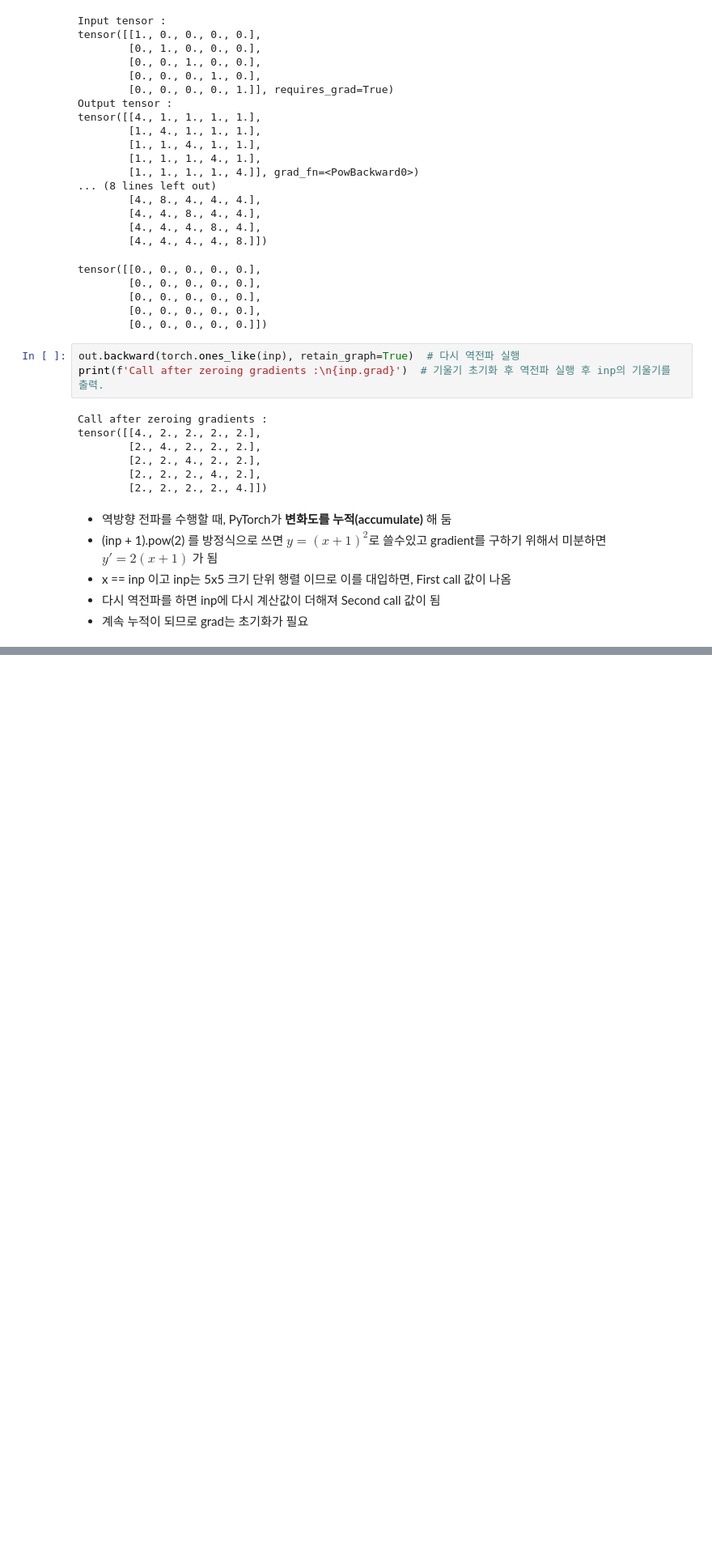
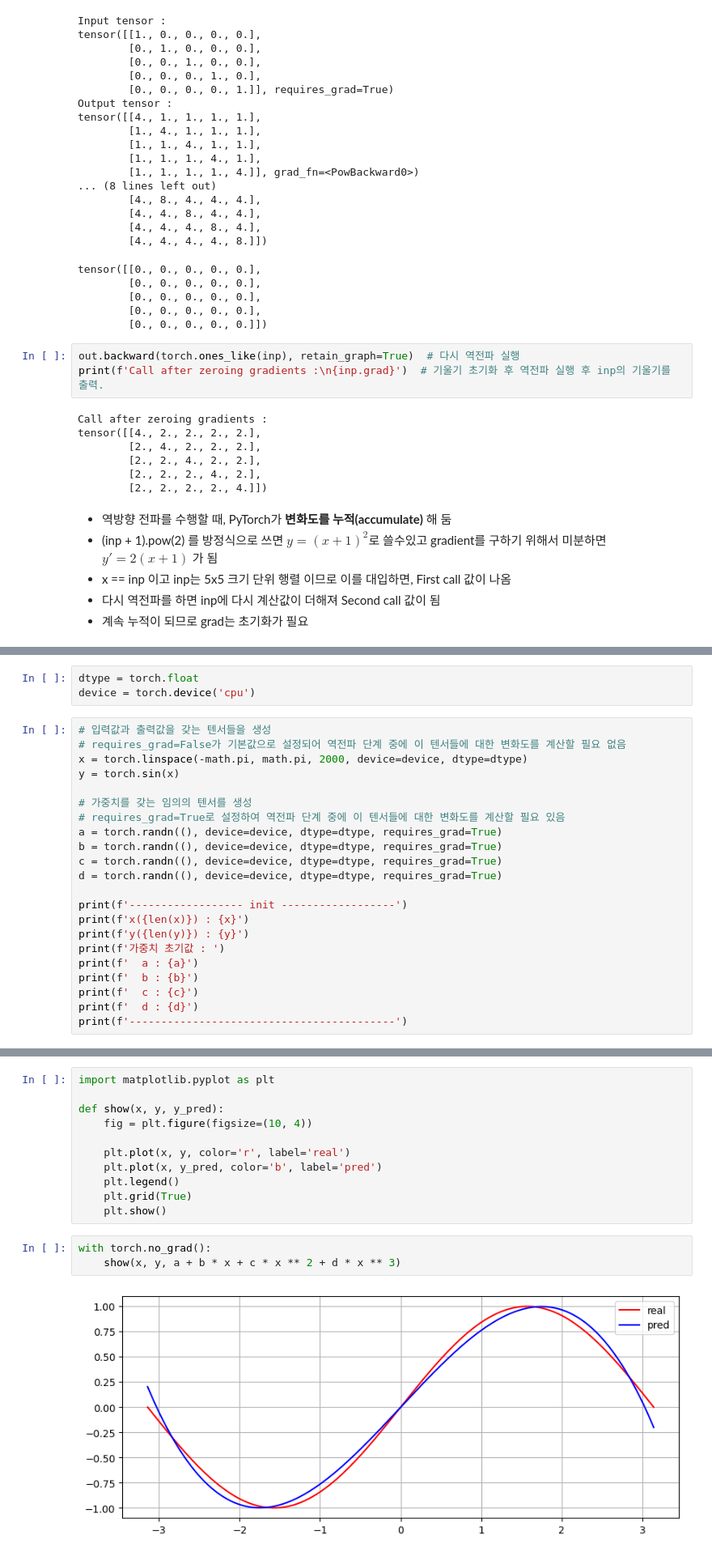
Before and after one commit to hugoMGSung/study-pytorch, a Jupyter notebook: pytorch_level2/lvl202_pytorch_basic.ipynb, the cells around one changed output, grey strips where cells are left out. Shown at 81% size. Cells and saved outputs as stored; diff of their text form; blank space fills up the shorter version.

```diff
--- a/pytorch_level2/lvl202_pytorch_basic.ipynb
+++ b/pytorch_level2/lvl202_pytorch_basic.ipynb
@@ -196,0 +207,25 @@ tensor([[4., 2., 2., 2., 2.],
+# %%
+dtype = torch.float
+device = torch.device('cpu')
+# %%
+# 입력값과 출력값을 갖는 텐서들을 생성
+# requires_grad=False가 기본값으로 설정되어 역전파 단계 중에 이 텐서들에 대한 변화도를 계산할 필요 없음
+x = torch.linspace(-math.pi, math.pi, 2000, device=device, dtype=dtype)
+y = torch.sin(x)
+
+# 가중치를 갖는 임의의 텐서를 생성
+# requires_grad=True로 설정하여 역전파 단계 중에 이 텐서들에 대한 변화도를 계산할 필요 있음
+a = torch.randn((), device=device, dtype=dtype, requires_grad=True)
+b = torch.randn((), device=device, dtype=dtype, requires_grad=True)
+c = torch.randn((), device=device, dtype=dtype, requires_grad=True)
+d = torch.randn((), device=device, dtype=dtype, requires_grad=True)
+
+print(f'------------------ init ------------------')
+print(f'x({len(x)}) : {x}')
+print(f'y({len(y)}) : {y}')
+print(f'가중치 초기값 : ')
+print(f'  a : {a}')
+print(f'  b : {b}')
+print(f'  c : {c}')
+print(f'  d : {d}')
+print(f'------------------------------------------')
@@ -196,0 +301,16 @@ tensor([[4., 2., 2., 2., 2.],
+# %%
+import matplotlib.pyplot as plt
+
+def show(x, y, y_pred):
+    fig = plt.figure(figsize=(10, 4))
+
+    plt.plot(x, y, color='r', label='real')
+    plt.plot(x, y_pred, color='b', label='pred')
+    plt.legend()
+    plt.grid(True)
+    plt.show()
+# %%
+with torch.no_grad():
+    show(x, y, a + b * x + c * x ** 2 + d * x ** 3)
+# %% [output]
+[figure, added]
```
Also changed, not shown: parts of 5 cells of this notebook, 9 other files.
